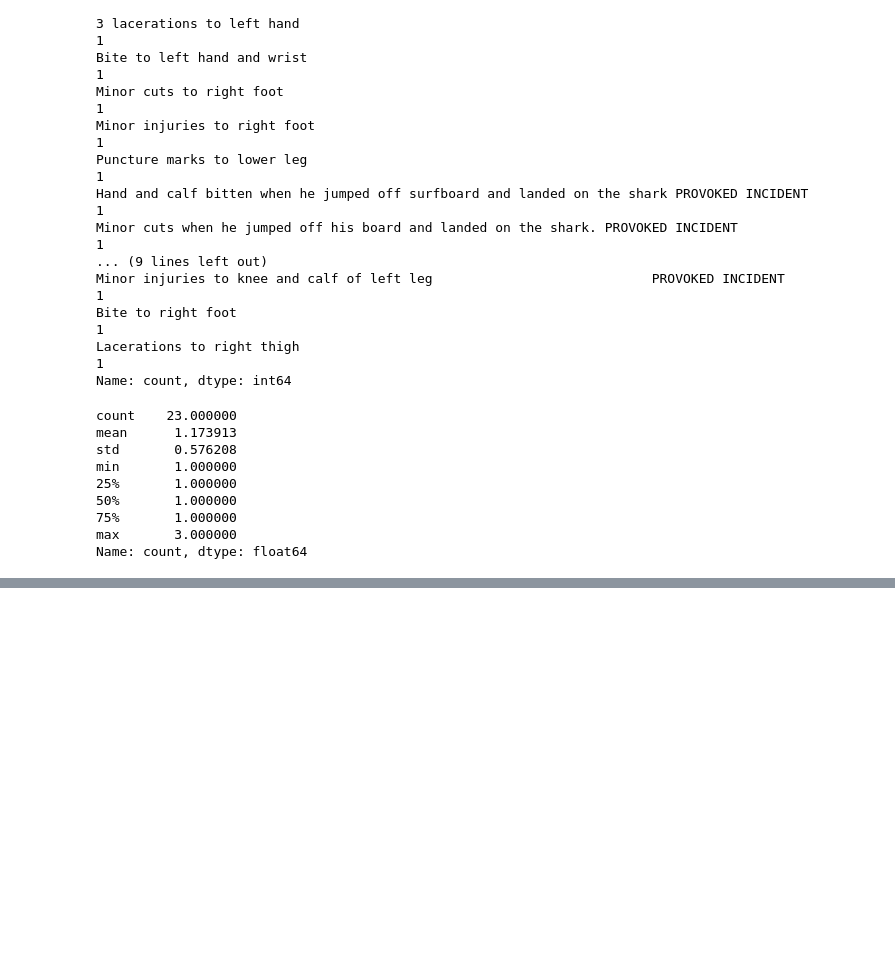
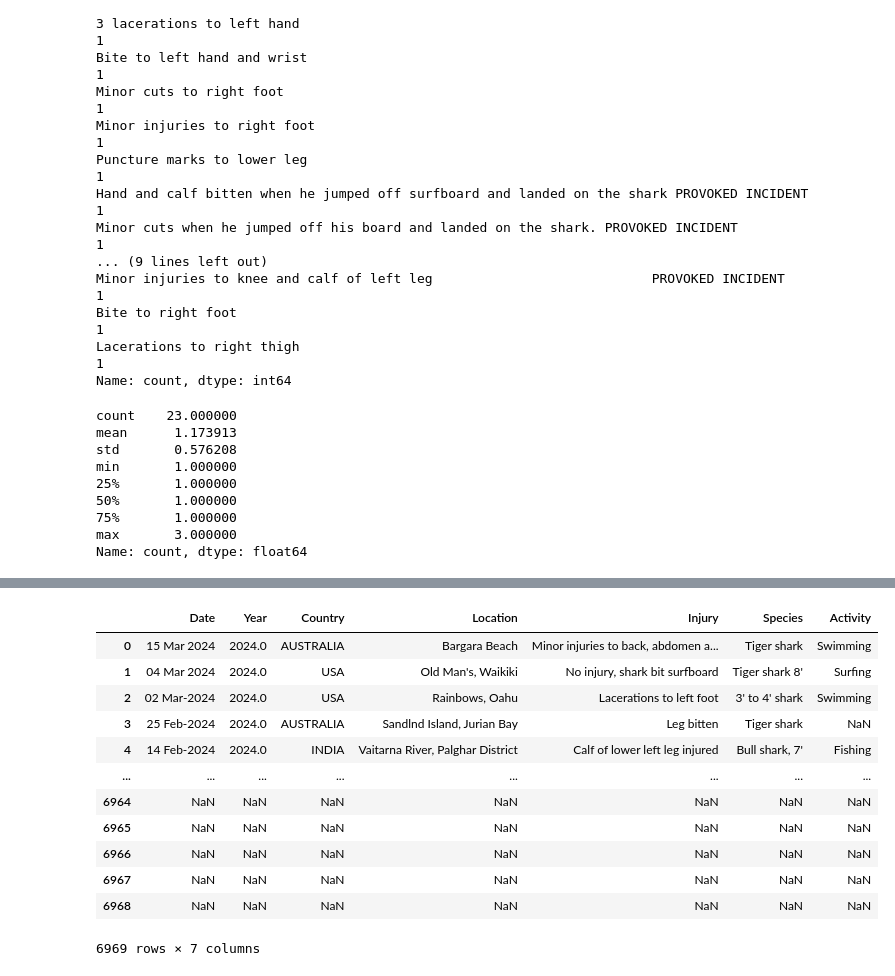
Before and after one commit to RosaEvasari/SharkAttack, a Jupyter notebook: sharkAttack.ipynb, the cells around one changed output, grey strips where cells are left out. Drawn from its saved outputs; the diff is of its cells as text; code cells hidden in the pictures; blank space fills up the shorter version.

```diff
--- a/sharkAttack.ipynb
+++ b/sharkAttack.ipynb
@@ -359,0 +422,23 @@ r
+# %%
+
+
+# we will chose certain variables that we think it's more important for identifying our business. and we chose these 7 collumns:
+
+
+
+selected_columns = data[["Date", "Year", "Country", "Location", "Injury", "Species", "Activity"]]
+selected_columns
+# %% [output]
+|  | Date | Year | Country | Location | Injury | Species | Activity |
+| 0 | 15 Mar 2024 | 2024.0 | AUSTRALIA | Bargara Beach | Minor injuries to back, abdomen a... | Tiger shark | Swimming |
+| 1 | 04 Mar 2024 | 2024.0 | USA | Old Man's, Waikiki | No injury, shark bit surfboard | Tiger shark 8' | Surfing |
+| 2 | 02 Mar-2024 | 2024.0 | USA | Rainbows, Oahu | Lacerations to left foot | 3' to 4' shark | Swimming |
+| 3 | 25 Feb-2024 | 2024.0 | AUSTRALIA | Sandlnd Island, Jurian Bay | Leg bitten | Tiger shark | NaN |
+| 4 | 14 Feb-2024 | 2024.0 | INDIA | Vaitarna River, Palghar District | Calf of lower left leg injured | Bull shark, 7' | Fishing |
+| ... | ... | ... | ... | ... | ... | ... | ... |
+| 6964 | NaN | NaN | NaN | NaN | NaN | NaN | NaN |
+| 6965 | NaN | NaN | NaN | NaN | NaN | NaN | NaN |
+| 6966 | NaN | NaN | NaN | NaN | NaN | NaN | NaN |
+| 6967 | NaN | NaN | NaN | NaN | NaN | NaN | NaN |
+| 6968 | NaN | NaN | NaN | NaN | NaN | NaN | NaN |
+6969 rows × 7 columns
```
Also changed, not shown: parts of 14 cells of this notebook.
